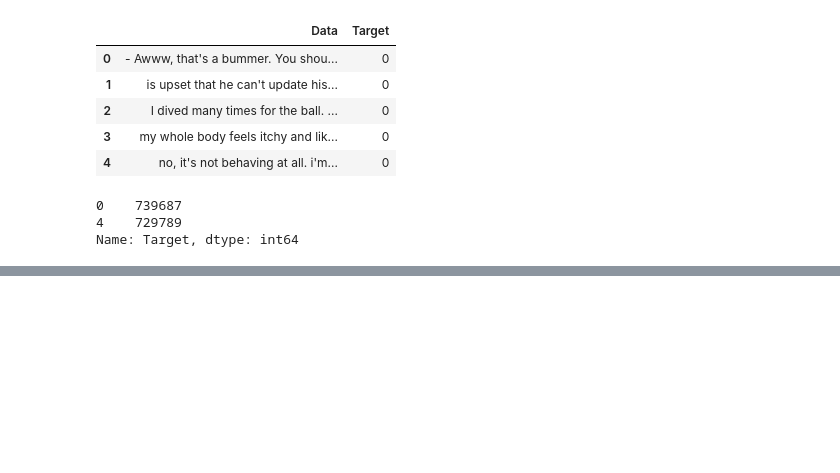
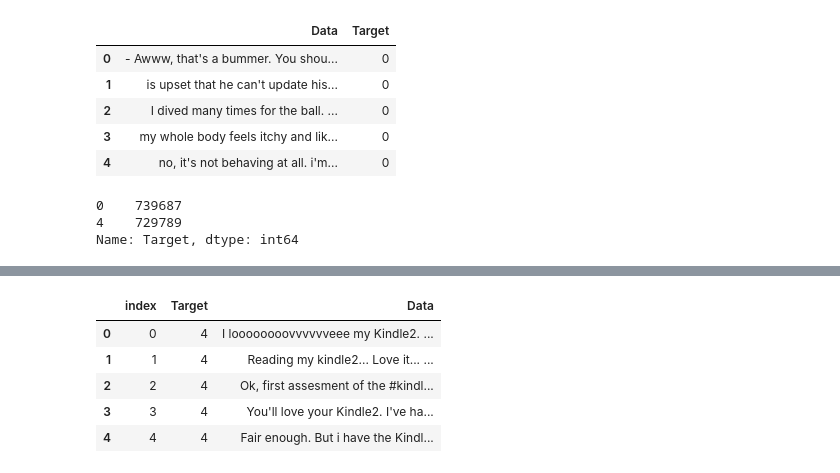
Before and after one commit to Siddharth1India/Twitter-Sentiment-Analysis, a Jupyter notebook: app.ipynb, the cells around one changed output, grey strips where cells are left out. Drawn from its saved outputs; the diff is of its cells as text; code cells hidden in the pictures; blank space fills up the shorter version.

```diff
--- a/app.ipynb
+++ b/app.ipynb
@@ -217,0 +248,2 @@ Predicted Sentiment: Positive
+# %%
+df_test = pd.read_csv('./data/testModified.csv')
@@ -217,0 +252,11 @@ Predicted Sentiment: Positive
+# %%
+df_test = df_test.drop('ln', axis=1)
+df_test = df_test.drop('Unnamed: 0', axis=1)
+df_test.head()
+# %% [output]
+|  | index | Target | Data |
+| 0 | 0 | 4 | I loooooooovvvvvveee my Kindle2. ... |
+| 1 | 1 | 4 | Reading my kindle2... Love it... ... |
+| 2 | 2 | 4 | Ok, first assesment of the #kindl... |
+| 3 | 3 | 4 | You'll love your Kindle2. I've ha... |
+| 4 | 4 | 4 | Fair enough. But i have the Kindl... |
```
Also changed, not shown: parts of 19 cells of this notebook.
